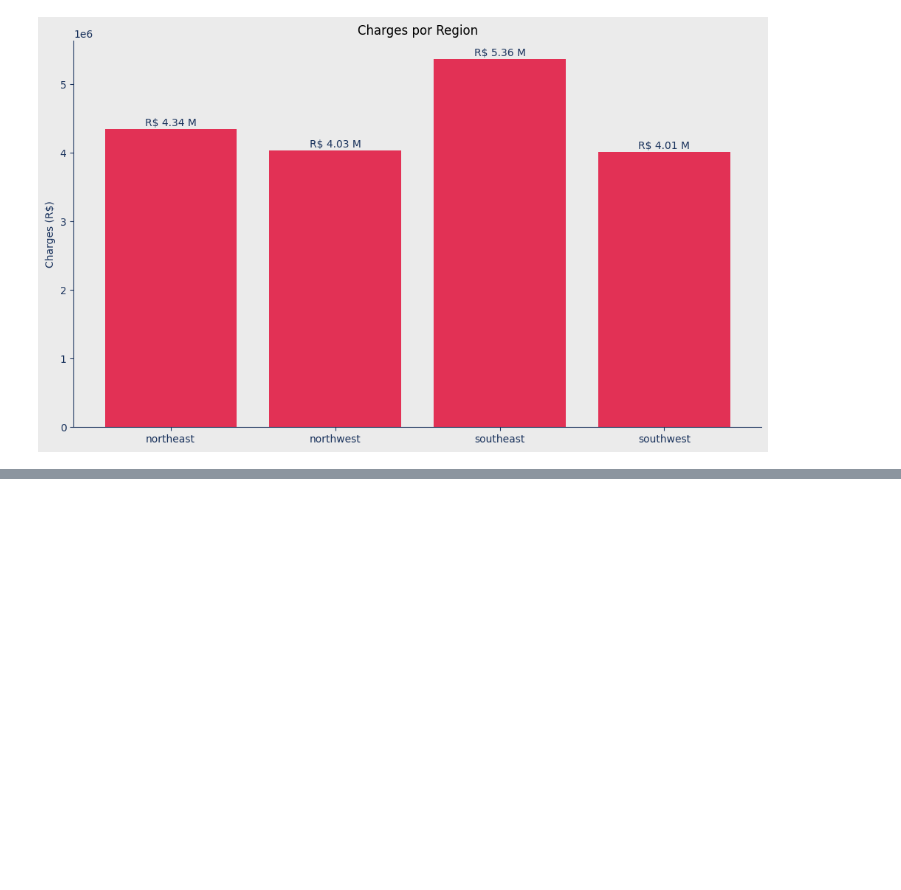
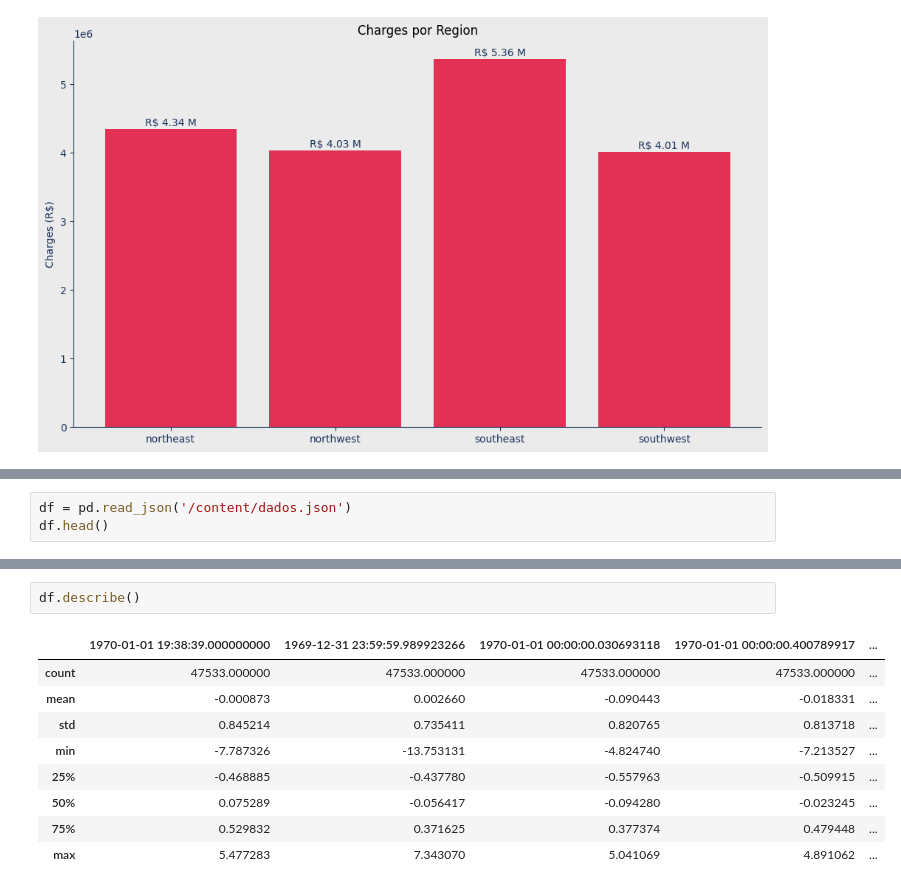
Before and after one commit to carlosks/carlosks, a Jupyter notebook: Untitled2.ipynb, the cells around one changed output, grey strips where cells are left out. Saved outputs shown, nothing was run; the diff lists cells and outputs as text; blank space fills up the shorter version.

```diff
--- a/Untitled2.ipynb
+++ b/Untitled2.ipynb
@@ -181,0 +235,3 @@ plt.show()
+# %%
+df = pd.read_json('/content/dados.json')
+df.head()
@@ -181,0 +245,12 @@ plt.show()
+# %%
+df.describe()
+# %% [output]
+|  | 1970-01-01 19:38:39.000000000 | 1969-12-31 23:59:59.989923266 | 1970-01-01 00:00:00.030693118 | 1970-01-01 00:00:00.400789917 | ... |
+| count | 47533.000000 | 47533.000000 | 47533.000000 | 47533.000000 | ... |
+| mean | -0.000873 | 0.002660 | -0.090443 | -0.018331 | ... |
+| std | 0.845214 | 0.735411 | 0.820765 | 0.813718 | ... |
+| min | -7.787326 | -13.753131 | -4.824740 | -7.213527 | ... |
+| 25% | -0.468885 | -0.437780 | -0.557963 | -0.509915 | ... |
+| 50% | 0.075289 | -0.056417 | -0.094280 | -0.023245 | ... |
+| 75% | 0.529832 | 0.371625 | 0.377374 | 0.479448 | ... |
+| max | 5.477283 | 7.343070 | 5.041069 | 4.891062 | ... |
```
Also changed, not shown: parts of 9 cells of this notebook.
